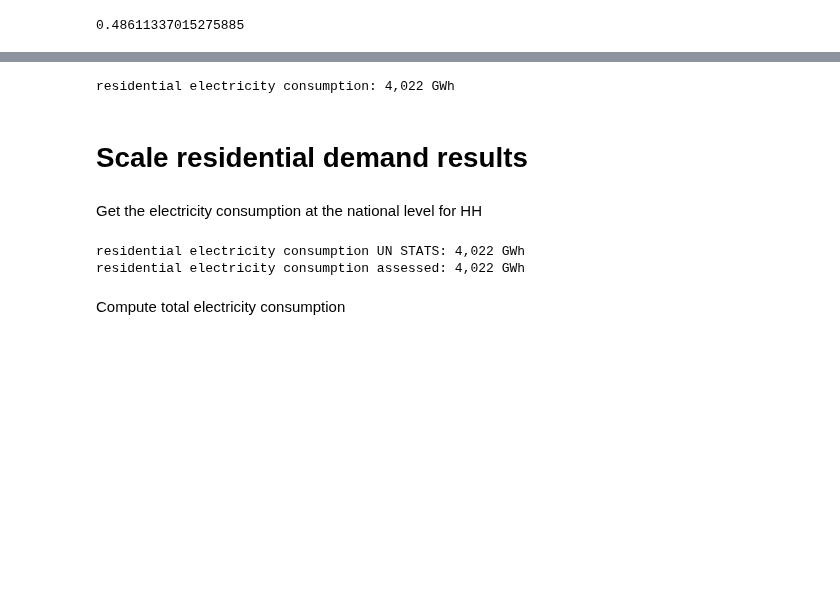
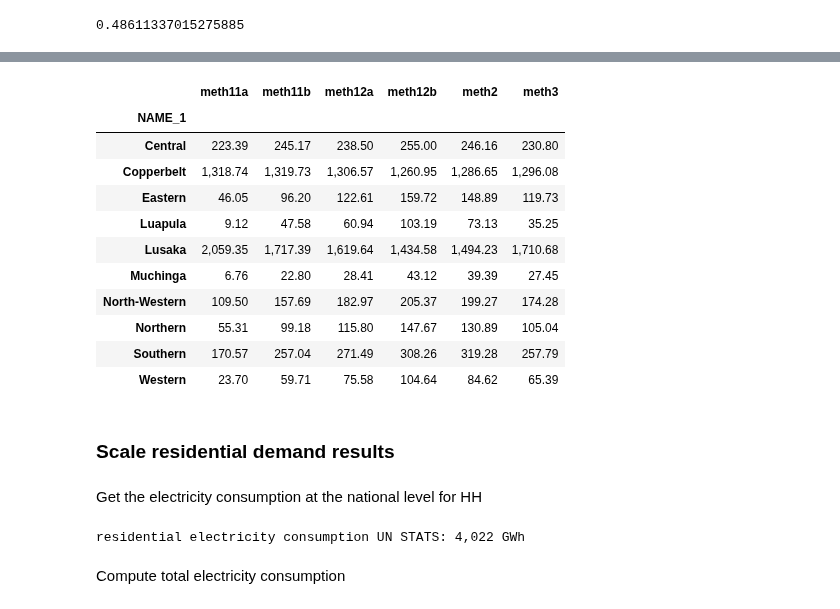
Before and after one commit to ariane-millot/EDeMOS, a Jupyter notebook: Residential/BuildingDemandMethod1_Simplified.ipynb, the cells around one changed output, grey strips where cells are left out. Cells and saved outputs as stored; diff of their text form; code cells hidden in the pictures; blank space fills up the shorter version.

```diff
--- a/Residential/BuildingDemandMethod1_Simplified.ipynb
+++ b/Residential/BuildingDemandMethod1_Simplified.ipynb
@@ -788,20 +842,32 @@ grid["ResEnergy_kWh"] = grid["HHwithAccess"] * grid["ResEnergyCorrPerHH"]
+# %%
+result_afterscaling
+# %% [output]
+|  | meth11a | meth11b | meth12a | meth12b | meth2 | meth3 |
+| NAME_1 |  |  |  |  |  |  |
+| Central | 223.39 | 245.17 | 238.50 | 255.00 | 246.16 | 230.80 |
+| Copperbelt | 1,318.74 | 1,319.73 | 1,306.57 | 1,260.95 | 1,286.65 | 1,296.08 |
+| Eastern | 46.05 | 96.20 | 122.61 | 159.72 | 148.89 | 119.73 |
+| Luapula | 9.12 | 47.58 | 60.94 | 103.19 | 73.13 | 35.25 |
+| Lusaka | 2,059.35 | 1,717.39 | 1,619.64 | 1,434.58 | 1,494.23 | 1,710.68 |
+| Muchinga | 6.76 | 22.80 | 28.41 | 43.12 | 39.39 | 27.45 |
+| North-Western | 109.50 | 157.69 | 182.97 | 205.37 | 199.27 | 174.28 |
+| Northern | 55.31 | 99.18 | 115.80 | 147.67 | 130.89 | 105.04 |
+| Southern | 170.57 | 257.04 | 271.49 | 308.26 | 319.28 | 257.79 |
+| Western | 23.70 | 59.71 | 75.58 | 104.64 | 84.62 | 65.39 |
 # %%
-# assess total residential energy consumption
-total_residentialenergy_assessed = grid["ResEnergy_kWh"].sum()
-print("residential electricity consumption:", f"{total_residentialenergy_assessed/10**6:,.0f}","GWh") # GWh
-total_residentialenergy_assessed = total_residentialenergy_assessed/10**6  # conversion in GWh
+# # assess total residential energy consumption
+# total_residentialenergy_assessed = grid["ResEnergy_kWh"].sum()
+# print("residential electricity consumption:", f"{total_residentialenergy_assessed/10**6:,.0f}","GWh") # GWh
+# total_residentialenergy_assessed = total_residentialenergy_assessed/10**6  # conversion in GWh
-# %% [output]
-residential electricity consumption: 4,022 GWh
 # %% [markdown]
-# Scale residential demand results
+### Scale residential demand results
 # %% [markdown]
 Get the electricity consumption at the national level for HH
 # %%
 print("residential electricity consumption UN STATS:", f"{total_residentialenergy:,.0f}", "GWh")
-print("residential electricity consumption assessed:", f"{total_residentialenergy_assessed:,.0f}", "GWh")
+# print("residential electricity consumption assessed:", f"{total_residentialenergy_assessed:,.0f}", "GWh")
 # %% [output]
 residential electricity consumption UN STATS: 4,022 GWh
-residential electricity consumption assessed: 4,022 GWh
 # %% [markdown]
 Compute total electricity consumption
 # %%
```
Also changed, not shown: parts of 25 cells of this notebook.
